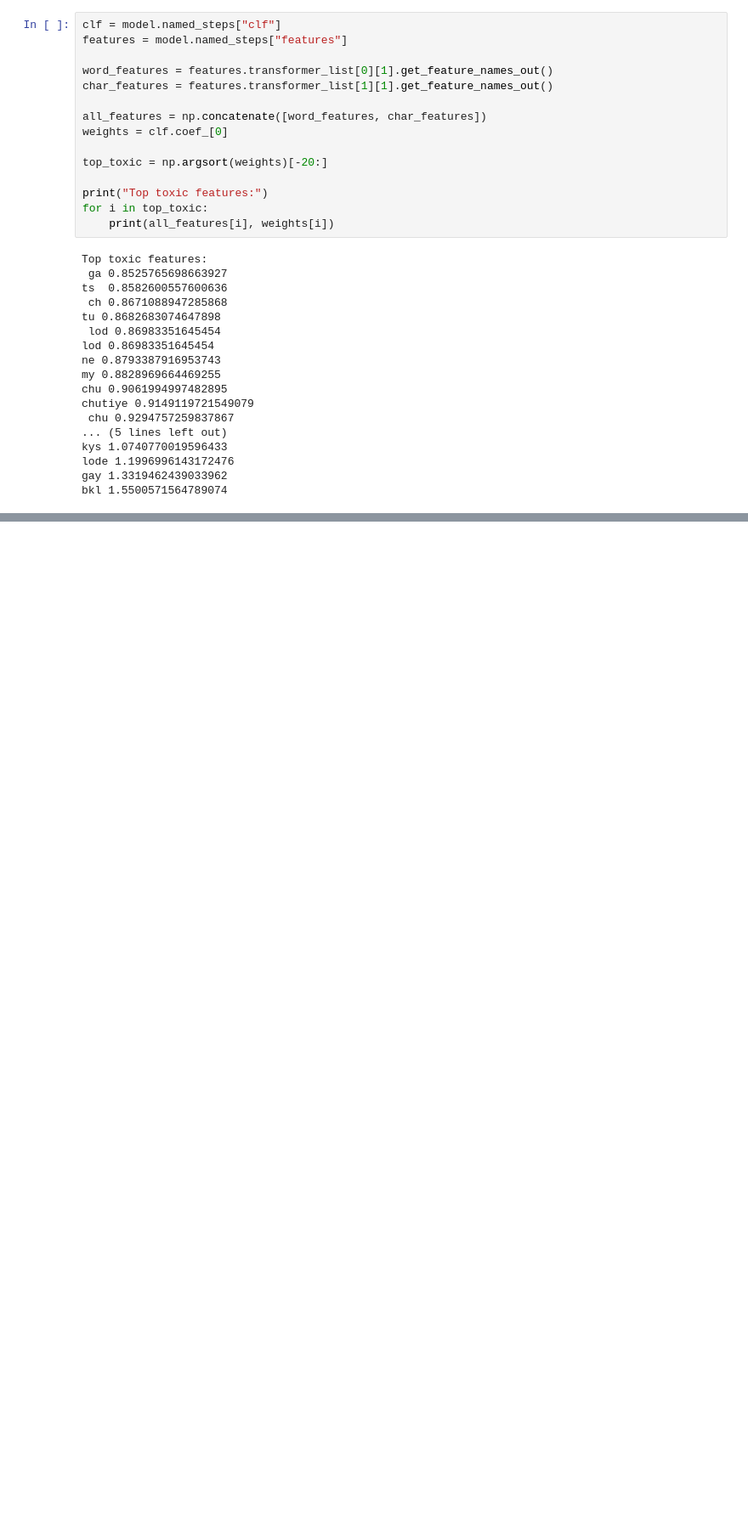
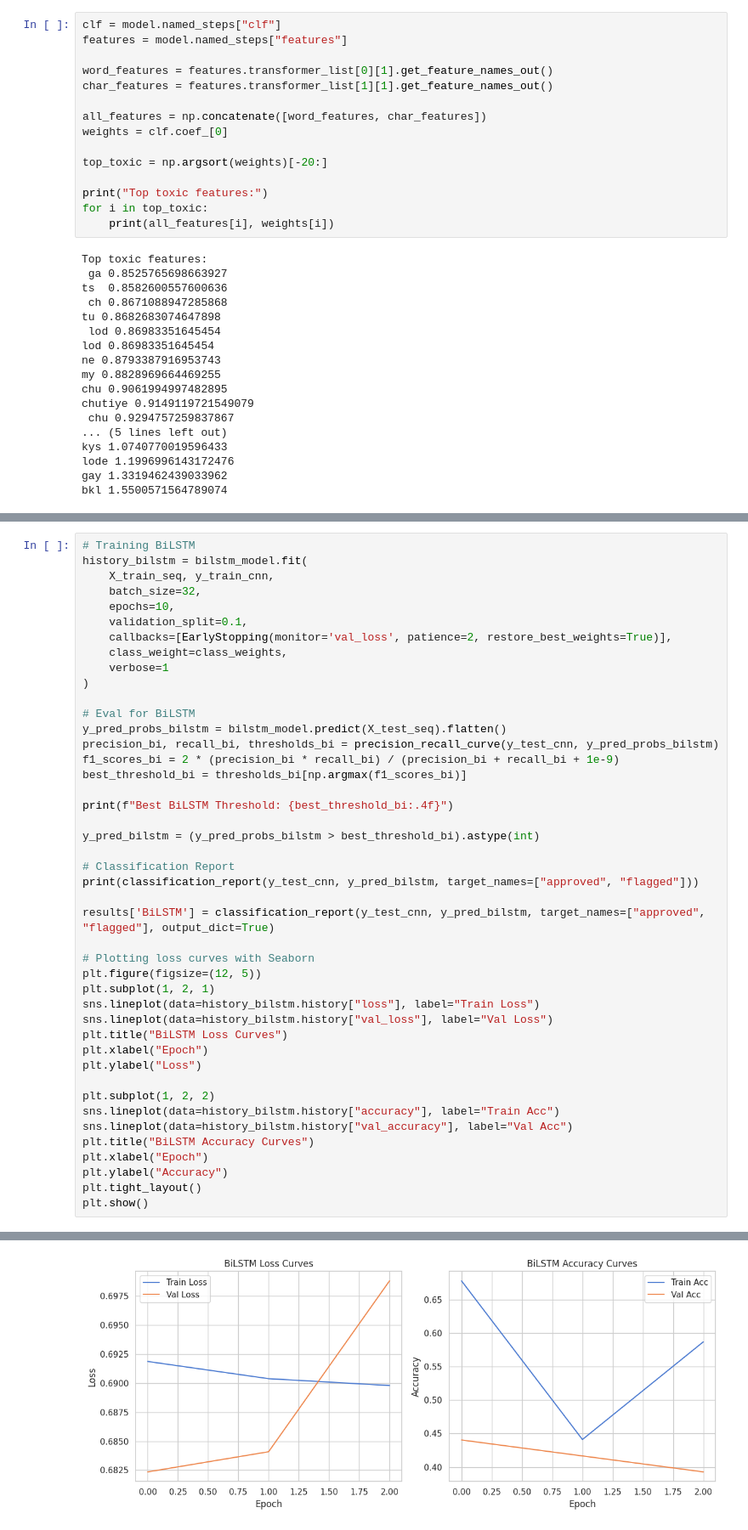
Before and after one commit to shravanasati/everynyan-moderation-service, a Jupyter notebook: src/everynyan_moderation_service/analyse.ipynb, the cells around one changed output, grey strips where cells are left out. Shown at 85% size. Saved outputs shown, nothing was run; the diff lists cells and outputs as text; blank space fills up the shorter version.

```diff
--- a/src/everynyan_moderation_service/analyse.ipynb
+++ b/src/everynyan_moderation_service/analyse.ipynb
@@ -214,0 +525,45 @@ bkl 1.5500571564789074
+# %%
+# Training BiLSTM
+history_bilstm = bilstm_model.fit(
+    X_train_seq, y_train_cnn,
+    batch_size=32,
+    epochs=10,
+    validation_split=0.1,
+    callbacks=[EarlyStopping(monitor='val_loss', patience=2, restore_best_weights=True)],
+    class_weight=class_weights,
+    verbose=1
+)
+
+# Eval for BiLSTM
+y_pred_probs_bilstm = bilstm_model.predict(X_test_seq).flatten()
+precision_bi, recall_bi, thresholds_bi = precision_recall_curve(y_test_cnn, y_pred_probs_bilstm)
+f1_scores_bi = 2 * (precision_bi * recall_bi) / (precision_bi + recall_bi + 1e-9)
+best_threshold_bi = thresholds_bi[np.argmax(f1_scores_bi)]
+
+print(f"Best BiLSTM Threshold: {best_threshold_bi:.4f}")
+
+y_pred_bilstm = (y_pred_probs_bilstm > best_threshold_bi).astype(int)
+
+# Classification Report
+print(classification_report(y_test_cnn, y_pred_bilstm, target_names=["approved", "flagged"]))
+
+results['BiLSTM'] = classification_report(y_test_cnn, y_pred_bilstm, target_names=["approved", "flagged"], output_dict=True)
+
+# Plotting loss curves with Seaborn
+plt.figure(figsize=(12, 5))
+plt.subplot(1, 2, 1)
+sns.lineplot(data=history_bilstm.history["loss"], label="Train Loss")
+sns.lineplot(data=history_bilstm.history["val_loss"], label="Val Loss")
+plt.title("BiLSTM Loss Curves")
+plt.xlabel("Epoch")
+plt.ylabel("Loss")
+
+plt.subplot(1, 2, 2)
+sns.lineplot(data=history_bilstm.history["accuracy"], label="Train Acc")
+sns.lineplot(data=history_bilstm.history["val_accuracy"], label="Val Acc")
+plt.title("BiLSTM Accuracy Curves")
+plt.xlabel("Epoch")
+plt.ylabel("Accuracy")
+plt.tight_layout()
+plt.show()
+# %% [output]
@@ -214,0 +586 @@ bkl 1.5500571564789074
+[figure, added]
```
Also changed, not shown: parts of 18 cells of this notebook, 4 other files.
